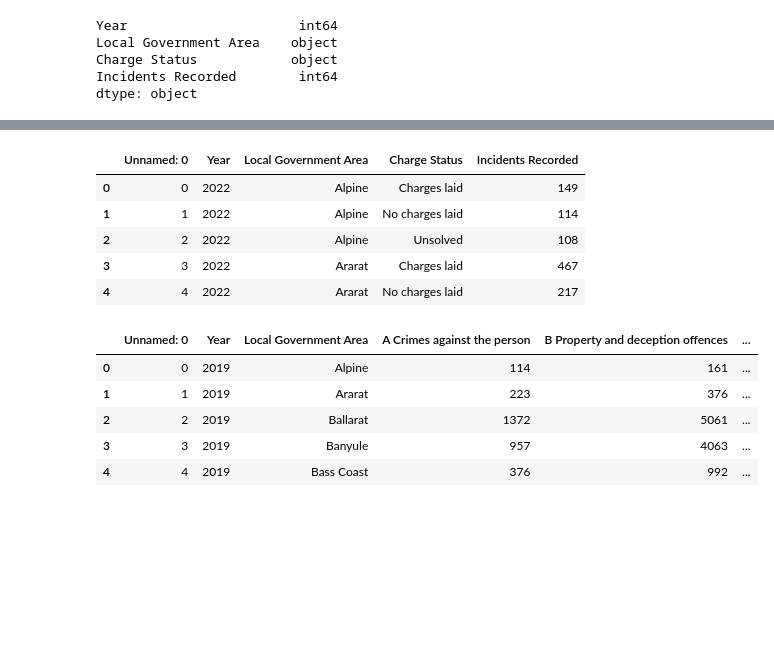
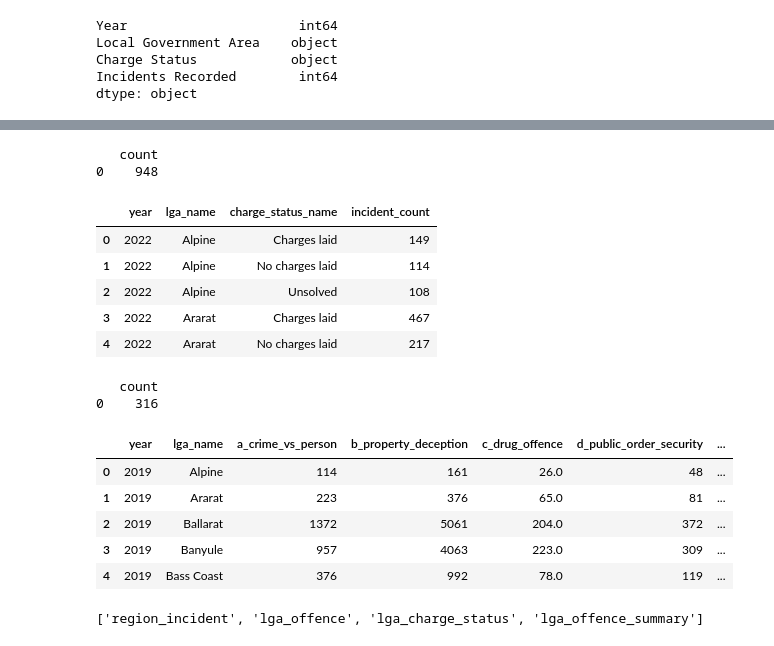
Before and after one commit to pt3Project/Project3, a Jupyter notebook: crime_data.ipynb, the cells around one changed output, grey strips where cells are left out. Cells and saved outputs as stored; diff of their text form; code cells hidden in the pictures; blank space fills up the shorter version.

```diff
--- a/crime_data.ipynb
+++ b/crime_data.ipynb
@@ -281,9 +300,12 @@ charge_status_df.to_sql(name='CHARGESTATUS', con=engine, if_exists='append', ind
 # %%
-pd.read_sql_query('select * from "CHARGESTATUS"', con=engine).head()
+print(pd.read_sql_query('select count(*) from lga_charge_status', con=engine))
+pd.read_sql_query('select * from lga_charge_status', con=engine).head()
 # %% [output]
+   count
+0    948
-|  | Unnamed: 0 | Year | Local Government Area | Charge Status | Incidents Recorded |
-| 0 | 0 | 2022 | Alpine | Charges laid | 149 |
-| 1 | 1 | 2022 | Alpine | No charges laid | 114 |
-| 2 | 2 | 2022 | Alpine | Unsolved | 108 |
-| 3 | 3 | 2022 | Ararat | Charges laid | 467 |
-| 4 | 4 | 2022 | Ararat | No charges laid | 217 |
+|  | year | lga_name | charge_status_name | incident_count |
+| 0 | 2022 | Alpine | Charges laid | 149 |
+| 1 | 2022 | Alpine | No charges laid | 114 |
+| 2 | 2022 | Alpine | Unsolved | 108 |
+| 3 | 2022 | Ararat | Charges laid | 467 |
+| 4 | 2022 | Ararat | No charges laid | 217 |
@@ -292,9 +316,17 @@ offence_division_summary_df.to_sql(name='DIVISIONSUMMARY', con=engine, if_exists
 # %%
-pd.read_sql_query('select * from "DIVISIONSUMMARY"', con=engine).head()
+print(pd.read_sql_query('select count(*) from lga_offence_summary', con=engine))
+pd.read_sql_query('select * from lga_offence_summary', con=engine).head()
 # %% [output]
+   count
+0    316
-|  | Unnamed: 0 | Year | Local Government Area | A Crimes against the person | B Property and deception offences | ... |
-| 0 | 0 | 2019 | Alpine | 114 | 161 | ... |
-| 1 | 1 | 2019 | Ararat | 223 | 376 | ... |
-| 2 | 2 | 2019 | Ballarat | 1372 | 5061 | ... |
-| 3 | 3 | 2019 | Banyule | 957 | 4063 | ... |
-| 4 | 4 | 2019 | Bass Coast | 376 | 992 | ... |
+|  | year | lga_name | a_crime_vs_person | b_property_deception | c_drug_offence | d_public_order_security | ... |
+| 0 | 2019 | Alpine | 114 | 161 | 26.0 | 48 | ... |
+| 1 | 2019 | Ararat | 223 | 376 | 65.0 | 81 | ... |
+| 2 | 2019 | Ballarat | 1372 | 5061 | 204.0 | 372 | ... |
+| 3 | 2019 | Banyule | 957 | 4063 | 223.0 | 309 | ... |
+| 4 | 2019 | Bass Coast | 376 | 992 | 78.0 | 119 | ... |
+# %%
+# Check database table's availability
+engine.table_names()
+# %% [output]
+['region_incident', 'lga_offence', 'lga_charge_status', 'lga_offence_summary']
```
Also changed, not shown: parts of 44 cells of this notebook.
